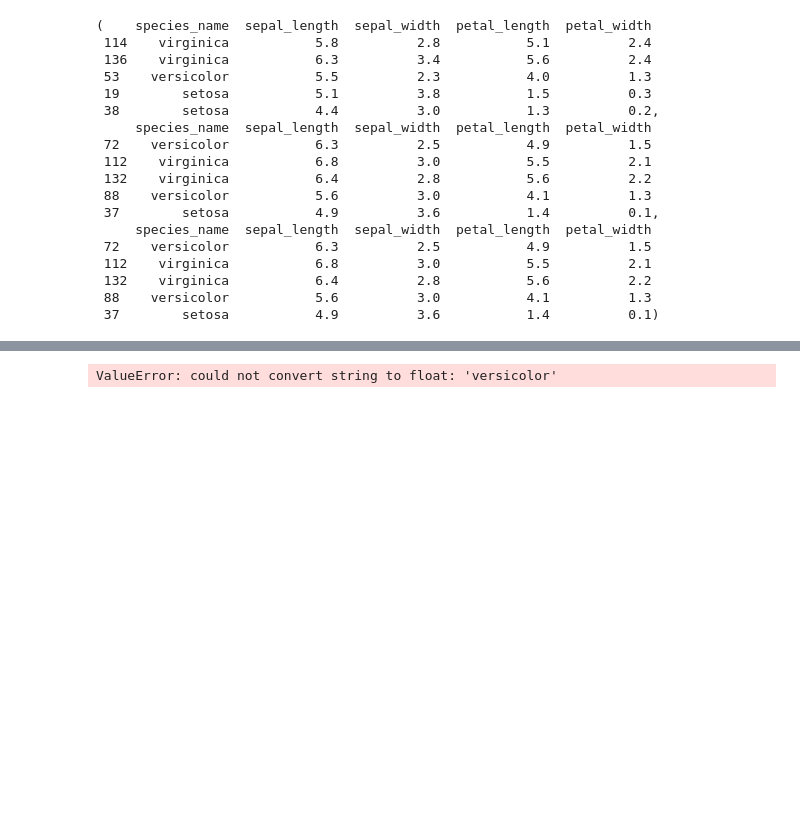
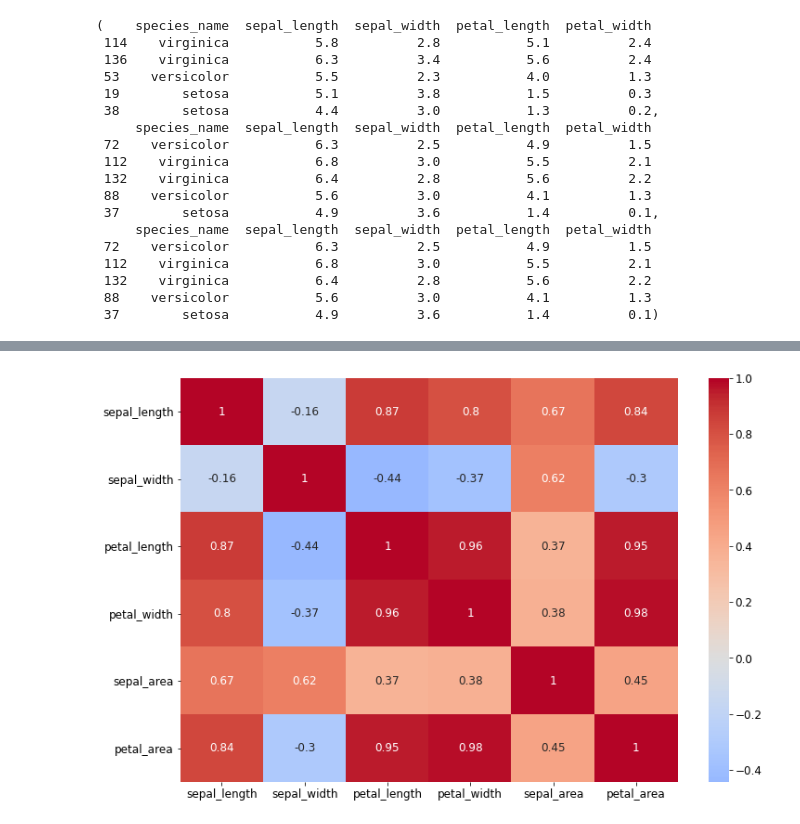
Before and after one commit to ljackson707/classification-exercises, a Jupyter notebook: classification_exercises3.ipynb, the cells around one changed output, grey strips where cells are left out. Cells and saved outputs as stored; diff of their text form; code cells hidden in the pictures; blank space fills up the shorter version.

```diff
--- a/classification_exercises3.ipynb
+++ b/classification_exercises3.ipynb
@@ -219,6 +304,9 @@ plt.legend()
 # %%
 #4) Create a heatmap of each variable layering correlation coefficient on top.
-sns.heatmap(test, annot=True, fmt="g", cmap='viridis')
+plt.figure(figsize = (12,8))
+sns.heatmap(train.corr(), annot=True, cmap='coolwarm', center = 0)
 plt.show()
+
+# Dont put this in presetation! Only good for exploratory data
 # %% [output]
-ValueError: could not convert string to float: 'versicolor'
+[figure, added]
```
Also changed, not shown: parts of 18 cells of this notebook.
